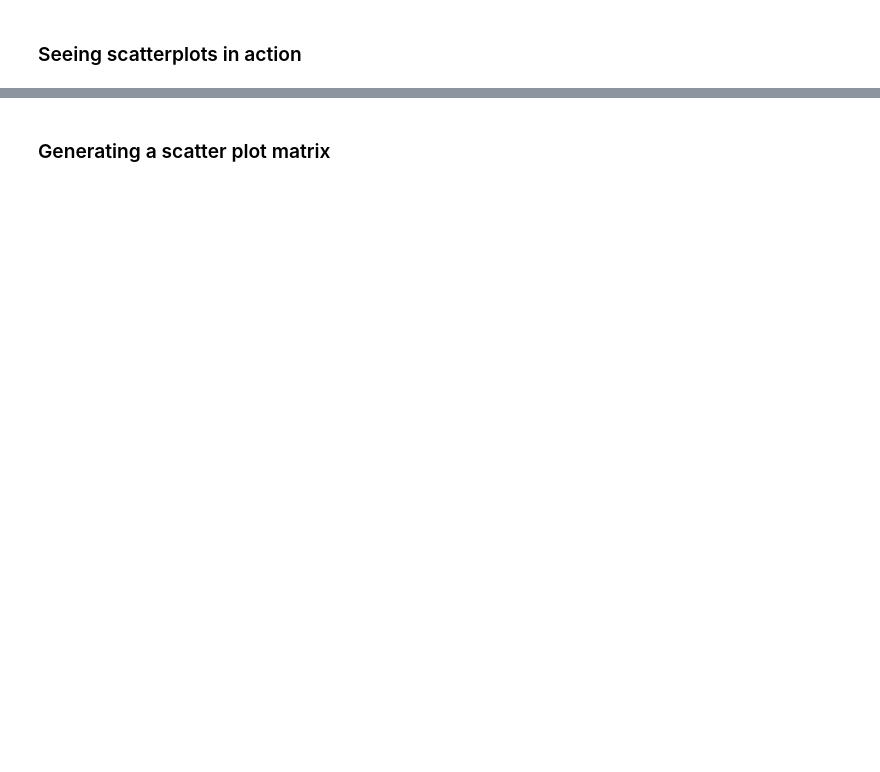
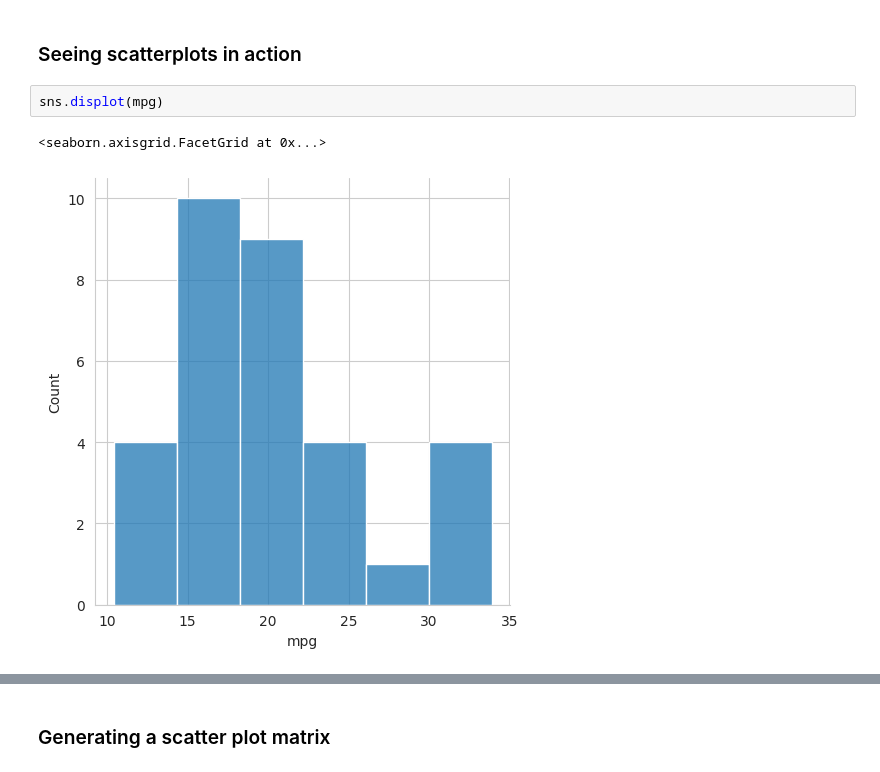
Before and after one commit to LinkedInLearning/python-for-data-science-and-machine-learning-essential-training-part-1-3006708, a Jupyter notebook: notebooks/04_07b.ipynb, the cells around one changed output, grey strips where cells are left out. Drawn from its saved outputs; the diff is of its cells as text; blank space fills up the shorter version.

```diff
--- a/notebooks/04_07b.ipynb
+++ b/notebooks/04_07b.ipynb
@@ -24,2 +39,7 @@ cars.index = cars.car_names
 # %% [markdown]
 ###  Seeing scatterplots in action
+# %%
+sns.displot(mpg)
+# %% [output]
+<seaborn.axisgrid.FacetGrid at 0x...>
+[figure, added]
```
Also changed, not shown: parts of 9 cells of this notebook, 3 other files.
